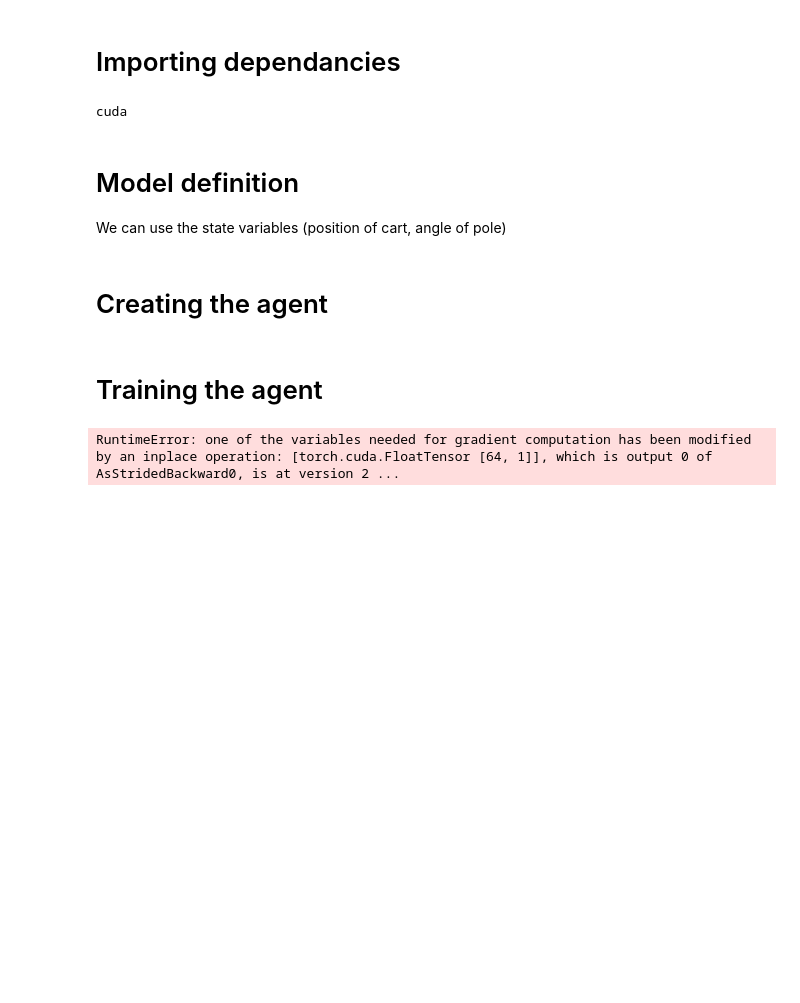
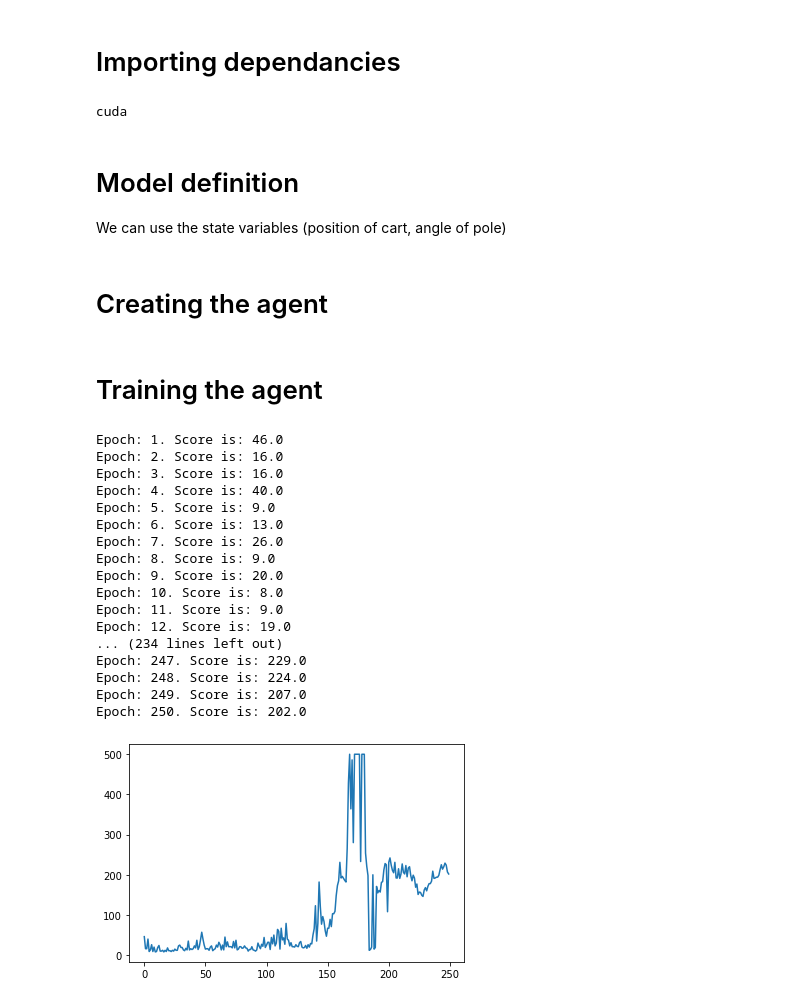
Before and after one commit to SeanJan0/ReinforceComparison, a Jupyter notebook: ActorCritic/ActorCritic_cartpole.ipynb, the cells around one changed output. Drawn from its saved outputs; the diff is of its cells as text; code cells hidden in the pictures; blank space fills up the shorter version.

```diff
--- a/ActorCritic/ActorCritic_cartpole.ipynb
+++ b/ActorCritic/ActorCritic_cartpole.ipynb
@@ -111,16 +111,13 @@ class ActorCriticAgent:
             done = False
             curr_state = env.reset()
             curr_state = torch.Tensor(curr_state).to(device)
-            score = -10
+            score = 0
 
             log_probs = []
             critiques = []
             rewards = []
 
             while not done:
-
-                if score < curr_state[0].item():
-                    score = curr_state[0].item()
 
                 action, critique, log_prob = self.act(curr_state.unsqueeze(0))
                 curr_state, reward, done, _ = env.step(action)
@@ -129,6 +126,8 @@ class ActorCriticAgent:
                 log_probs.append(log_prob)
                 critiques.append(critique)
                 rewards.append(reward)
+
+                score += reward
 
 
             self.train_step(log_probs, critiques, rewards)
@@ -142,12 +141,29 @@ class ActorCriticAgent:
 # %% [markdown]
 # Training the agent
 # %%
-env = gym.make("MountainCar-v0")
+env = gym.make("CartPole-v1")
 torch.autograd.set_detect_anomaly(False)
 agent = ActorCriticAgent(env)
 env.reset()
 scores = agent.train(env, print_epochs=True)
 plt.plot(scores)
 plt.show()
 # %% [output]
-RuntimeError: one of the variables needed for gradient computation has been modified by an inplace operation: [torch.cuda.FloatTensor [64, 1]], which is output 0 of AsStridedBackward0, is at version 2 ...
+Epoch: 1. Score is: 46.0
+Epoch: 2. Score is: 16.0
+Epoch: 3. Score is: 16.0
+Epoch: 4. Score is: 40.0
+Epoch: 5. Score is: 9.0
+Epoch: 6. Score is: 13.0
+Epoch: 7. Score is: 26.0
+Epoch: 8. Score is: 9.0
+Epoch: 9. Score is: 20.0
+Epoch: 10. Score is: 8.0
+Epoch: 11. Score is: 9.0
+Epoch: 12. Score is: 19.0
+... (234 lines left out)
+Epoch: 247. Score is: 229.0
+Epoch: 248. Score is: 224.0
+Epoch: 249. Score is: 207.0
+Epoch: 250. Score is: 202.0
+[figure, added]
```
Also changed, not shown: 13 other files.
